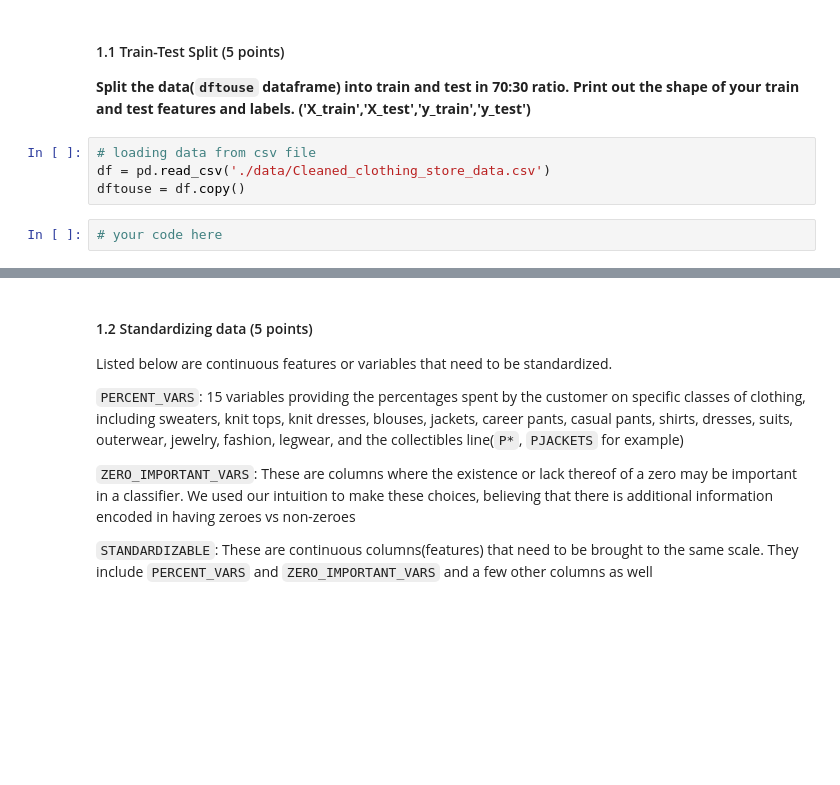
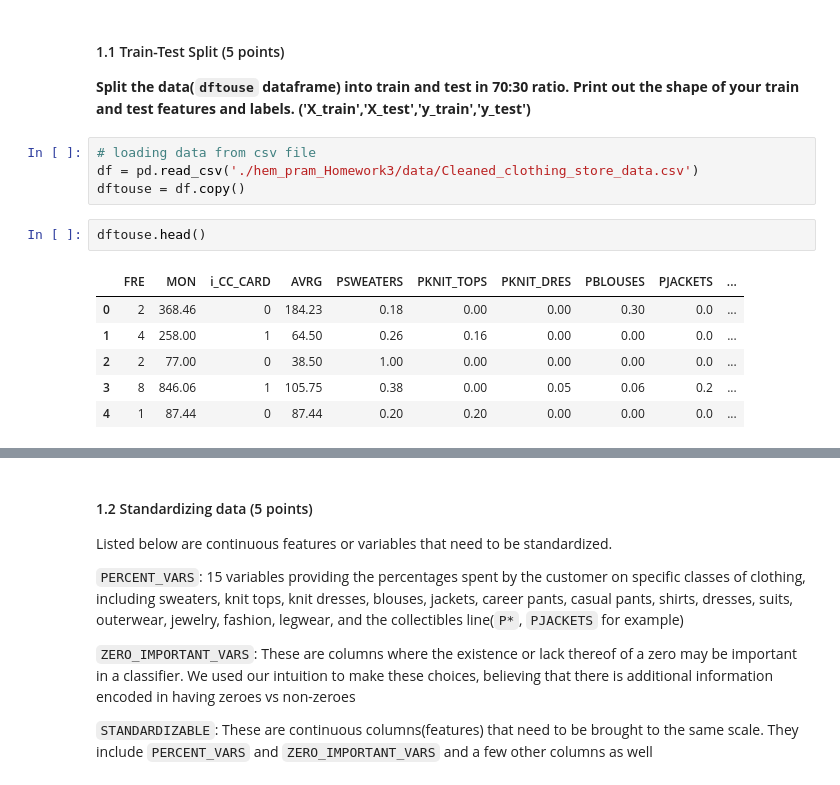
Before and after one commit to pramendra/hem_pram_Homework3, a Jupyter notebook: distribute_HW3.ipynb, the cells around one changed output, grey strips where cells are left out. Saved outputs shown, nothing was run; the diff lists cells and outputs as text; blank space fills up the shorter version.

```diff
--- a/distribute_HW3.ipynb
+++ b/distribute_HW3.ipynb
@@ -121,7 +133,14 @@ We standardize test and training sets separately. Specifically, we wish to stand
 **Split the data(`dftouse` dataframe) into train and test in 70:30 ratio. Print out the shape of your train and test features and labels. ('X_train','X_test','y_train','y_test')**
 # %%
 # loading data from csv file
-df = pd.read_csv('./data/Cleaned_clothing_store_data.csv')
+df = pd.read_csv('./hem_pram_Homework3/data/Cleaned_clothing_store_data.csv')
 dftouse = df.copy()
-# %%
-# your code here
+# %%
+dftouse.head()
+# %% [output]
+|  | FRE | MON | i_CC_CARD | AVRG | PSWEATERS | PKNIT_TOPS | PKNIT_DRES | PBLOUSES | PJACKETS | ... |
+| 0 | 2 | 368.46 | 0 | 184.23 | 0.18 | 0.00 | 0.00 | 0.30 | 0.0 | ... |
+| 1 | 4 | 258.00 | 1 | 64.50 | 0.26 | 0.16 | 0.00 | 0.00 | 0.0 | ... |
+| 2 | 2 | 77.00 | 0 | 38.50 | 1.00 | 0.00 | 0.00 | 0.00 | 0.0 | ... |
+| 3 | 8 | 846.06 | 1 | 105.75 | 0.38 | 0.00 | 0.05 | 0.06 | 0.2 | ... |
+| 4 | 1 | 87.44 | 0 | 87.44 | 0.20 | 0.20 | 0.00 | 0.00 | 0.0 | ... |
```
Also changed, not shown: parts of 30 cells of this notebook.
